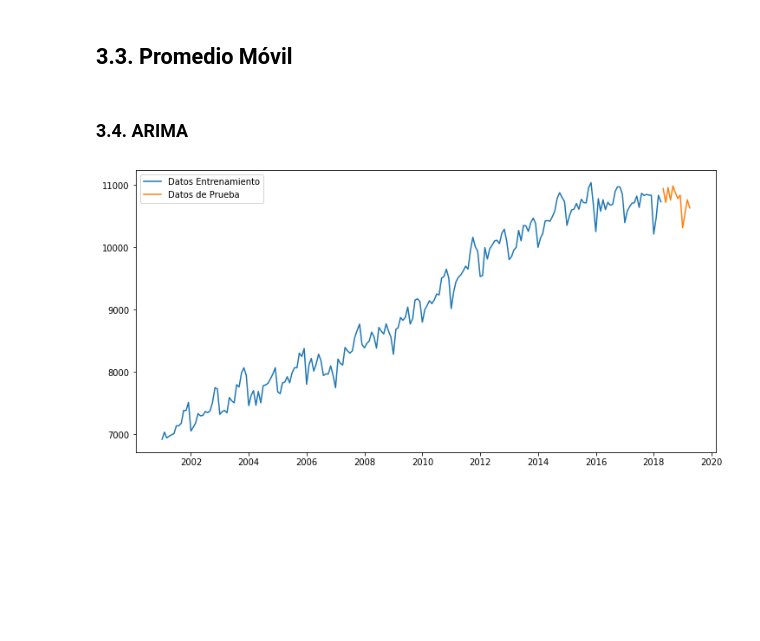
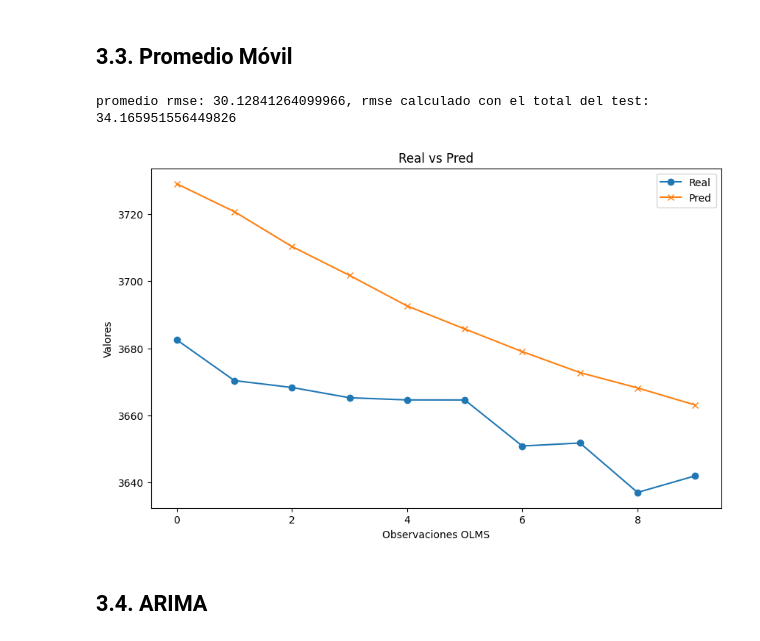
Before and after one commit to AlejaGuz/SERIES_DE_TIEMPO_OPTIMIZACION, a Jupyter notebook: Parcial_Final_Alejandra_Ruiz_y_Juan_Vergara.ipynb, the cells around one changed output. Cells and saved outputs as stored; diff of their text form; code cells hidden in the pictures; blank space fills up the shorter version.

```diff
--- a/Parcial_Final_Alejandra_Ruiz_y_Juan_Vergara.ipynb
+++ b/Parcial_Final_Alejandra_Ruiz_y_Juan_Vergara.ipynb
@@ -482,0 +582,12 @@ plt.show()
+# %%
+import warnings
+from sklearn.exceptions import ConvergenceWarning
+warnings.filterwarnings('ignore', category=ConvergenceWarning)
+test_data = data_producto1[len(data_producto1)-10:len(data_producto1)]
+for i in range(4,9):
+    predicciones = []
+    estimaciones_ols, promedio_ols = protocolo(data_producto1, 10, modelo_ols_estacionalidad,i,1)
+    predicciones_array = np.array([item[0, 0] for item in predicciones])
+    test_data_array = np.array(test_data)
+    rmse_general = np.sqrt(mean_squared_error(test_data_array, predicciones_array))
+    print(f"ORDEN {i}- promedio rmse: {promedio_ols}, rmse calculado con el total del test: {rmse_general}")
@@ -483,25 +600,27 @@ plt.show()
 # %% [markdown]
 ## **3.3. Promedio Móvil**
 # %%
-def fore_ma(datos,w,h):
-  data=datos.copy()
+def fore_ma(train_data,test_data,w,h,namecolumn):
+  data=train_data.copy()
   for x in range(1,h+1):
     ind = data.index[-1]
-    value = ind + pd.DateOffset(months=1)
+    value = ind + pd.DateOffset(days=1)
     data.loc[value]= data[-w:].mean()
 
-  return data[-h:]
+  predicciones.append(data[-h:][namecolumn].values)
+  rmse_test = np.sqrt(mean_squared_error(test_data, data[-h:]))
+
+  return test_data.iloc[0], data[-h:].iloc[0], rmse_test
+# %%
+predicciones = []
+estimaciones_mean, promedio_mean = protocolo(data_producto1, 10, fore_ma, None, None, 3)
+rmse_general = np.sqrt(mean_squared_error(test_data,predicciones ))
+print(f"promedio rmse: {promedio_ols}, rmse calculado con el total del test: {rmse_general}")
+# %% [output]
+promedio rmse: 30.12841264099966, rmse calculado con el total del test: 34.165951556449826
+# %%
+graficar_predicciones(estimaciones_mean)
+# %% [output]
+[figure, added]
 # %% [markdown]
-### **3.4. ARIMA**
+## **3.4. ARIMA**
-# %%
-train_len = 208
-train_o = data[["Ocupados"]][:train_len]
-test_o = data[["Ocupados"]][train_len:]
-
-fig = plt.figure(figsize=(12, 6))
-plt.plot(train_o,label="Datos Entrenamiento")
-plt.plot(test_o,label="Datos de Prueba")
-plt.legend()
-plt.show()
-# %% [output]
-[figure, removed]
```
Also changed, not shown: parts of 81 cells of this notebook.
